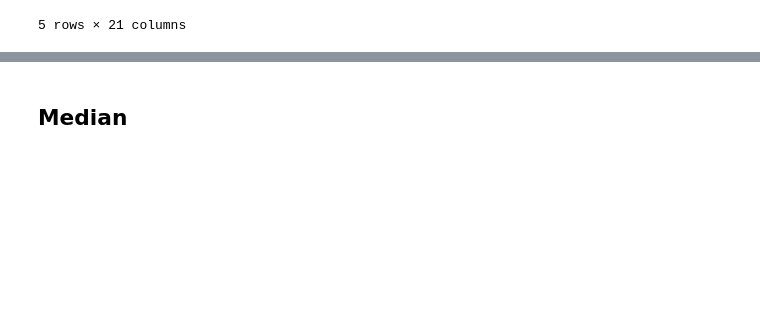
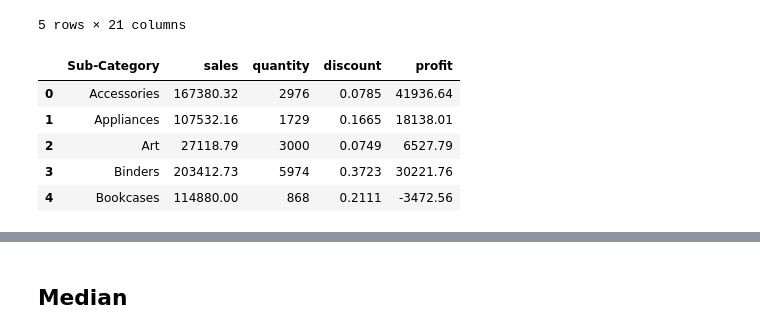
Before and after one commit to pacoraggio/reinventing-the-weel, a Jupyter notebook: Data Visualization/BoxPlot Playground.ipynb, the cells around one changed output, grey strips where cells are left out. Saved outputs shown, nothing was run; the diff lists cells and outputs as text; code cells hidden in the pictures; blank space fills up the shorter version.

Commit message:
Boxplot median file
The idea: splitting the chapters into different files each containing the paragraphs. First draft of Median Completed

```diff
--- a/Data Visualization/BoxPlot Playground.ipynb
+++ b/Data Visualization/BoxPlot Playground.ipynb
@@ -37,15 +39,22 @@ dtype: object
 5 rows × 21 columns
 # %%
 data = data[['Region', 'Sub-Category', 'Sales', 'Quantity', 'Discount', 'Profit']]
-# %%
-def sum_and_round(x):
-    if np.issubdtype(x.dtype, np.floating):
-        return round(x.sum(), 0)
-    else:
-        return x.sum()
-# %%
-def mean_and_round(x):
-    if np.issubdtype(x.dtype, np.floating):
-        return round(x.mean(), 2)
-    else:
-        return x.mean()
+# %%
+boxplot_data = (data
+ .groupby(['Sub-Category'])
+ .agg(
+     sales = ('Sales', sum_and_round),
+     quantity = ('Quantity', 'sum'),
+     discount = ('Discount', mean_and_round),
+     profit = ('Profit', sum_and_round)
+ )
+).reset_index()
+
+boxplot_data.head()
+# %% [output]
+|  | Sub-Category | sales | quantity | discount | profit |
+| 0 | Accessories | 167380.32 | 2976 | 0.0785 | 41936.64 |
+| 1 | Appliances | 107532.16 | 1729 | 0.1665 | 18138.01 |
+| 2 | Art | 27118.79 | 3000 | 0.0749 | 6527.79 |
+| 3 | Binders | 203412.73 | 5974 | 0.3723 | 30221.76 |
+| 4 | Bookcases | 114880.00 | 868 | 0.2111 | -3472.56 |
```
Also changed, not shown: parts of 44 cells of this notebook, 3 other files.
